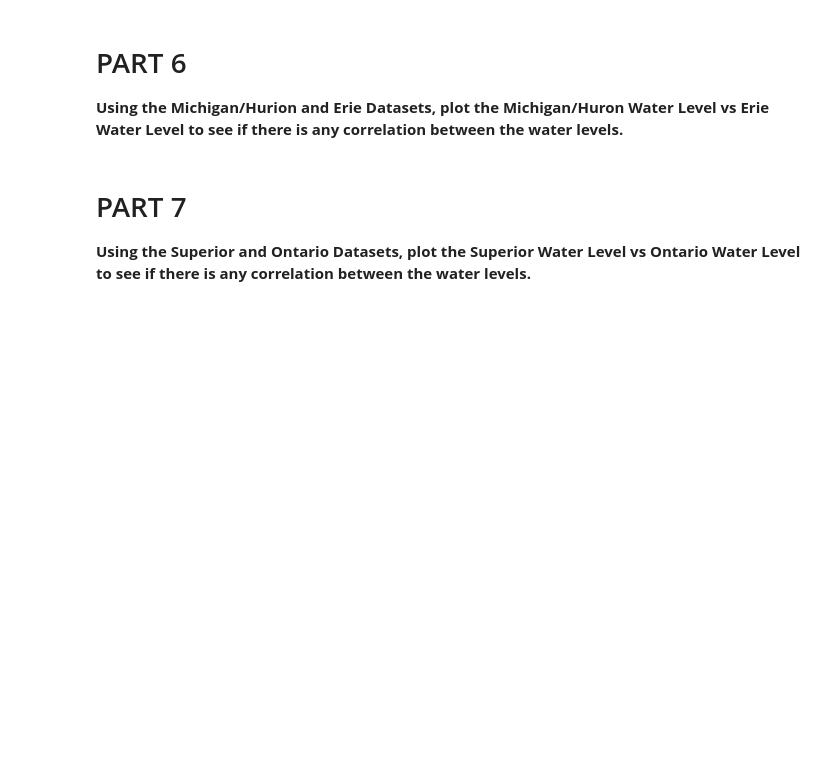
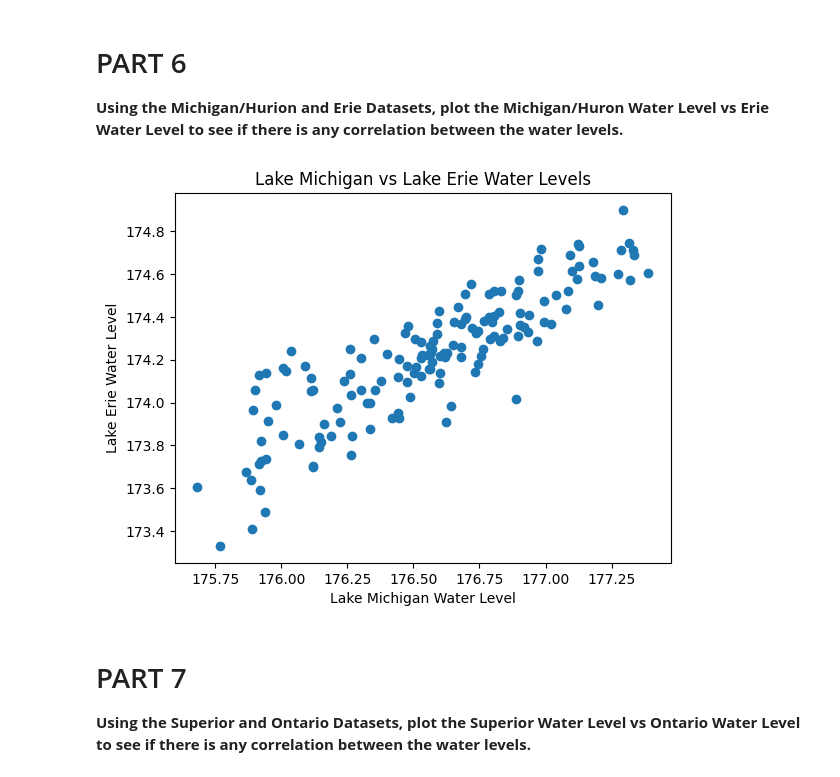
Before and after one commit to olivia5763/CMSE202_Git_Started, a Jupyter notebook: Great_Lakes_and_Grand_River.ipynb, the cells around one changed output. Drawn from its saved outputs; the diff is of its cells as text; code cells hidden in the pictures; blank space fills up the shorter version.

```diff
--- a/Great_Lakes_and_Grand_River.ipynb
+++ b/Great_Lakes_and_Grand_River.ipynb
@@ -70,3 +68,13 @@ plt.show()
+# %%
+mhu= pd.read_csv('data/mhu.csv')
+eri= pd.read_csv('data/eri.csv')
+plt.scatter(mhu.iloc[:, 1], eri.iloc[:, 1])
+plt.xlabel("Lake Michigan Water Level")
+plt.ylabel("Lake Erie Water Level")
+plt.title("Lake Michigan vs Lake Erie Water Levels")
+plt.show()
+# %% [output]
+[figure, added]
 # %% [markdown]
 # PART 7
 
```
Also changed, not shown: parts of 1 cell of this notebook.
